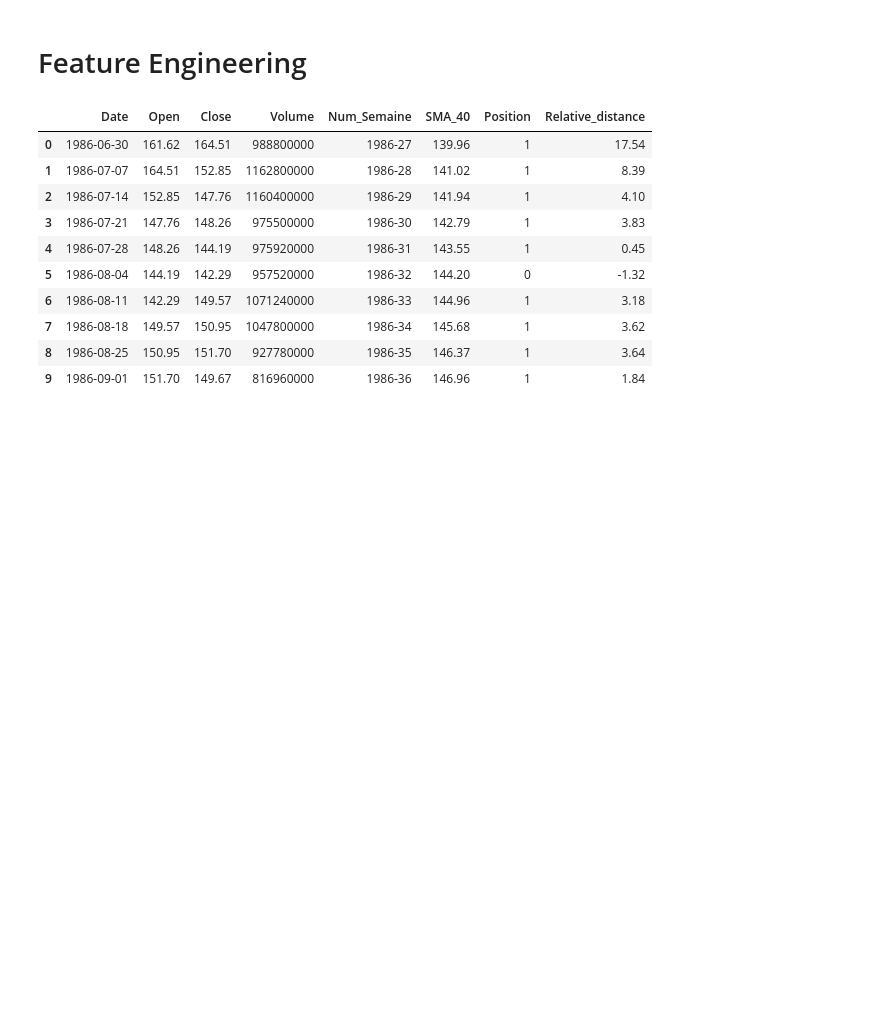
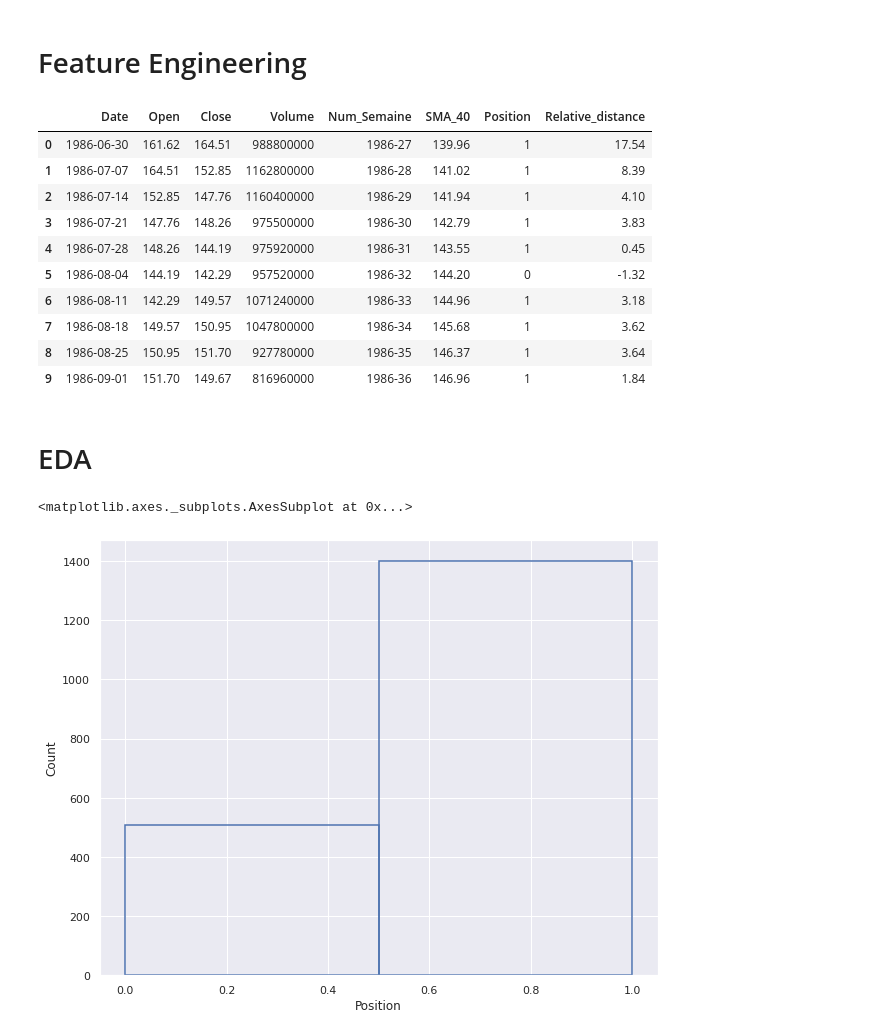
Before and after one commit to AxelRK200/trend_finder_dataiku, a Jupyter notebook: Exploration/Weekly_MA.ipynb, the cells around one changed output. Cells and saved outputs as stored; diff of their text form; code cells hidden in the pictures; blank space fills up the shorter version.

```diff
--- a/Exploration/Weekly_MA.ipynb
+++ b/Exploration/Weekly_MA.ipynb
@@ -109,3 +110,12 @@ hist.head(10)
 | 7 | 1986-08-18 | 149.57 | 150.95 | 1047800000 | 1986-34 | 145.68 | 1 | 3.62 |
 | 8 | 1986-08-25 | 150.95 | 151.70 | 927780000 | 1986-35 | 146.37 | 1 | 3.64 |
 | 9 | 1986-09-01 | 151.70 | 149.67 | 816960000 | 1986-36 | 146.96 | 1 | 1.84 |
+# %% [markdown]
+# EDA
+# %%
+sns.set(rc={"figure.figsize":(10, 8)})
+# %%
+sns.histplot(data=hist, x="Position", fill=False, bins=2)
+# %% [output]
+<matplotlib.axes._subplots.AxesSubplot at 0x...>
+[figure, added]
```
Also changed, not shown: parts of 13 cells of this notebook.
